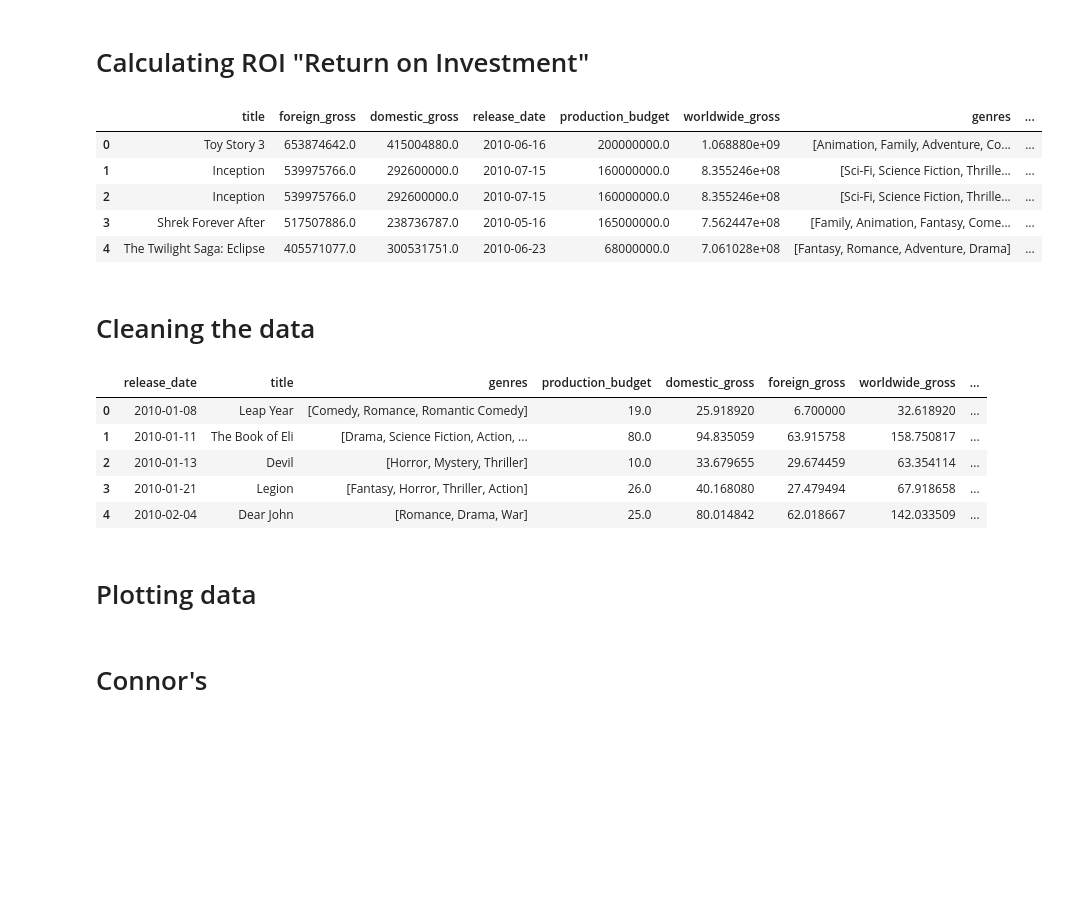
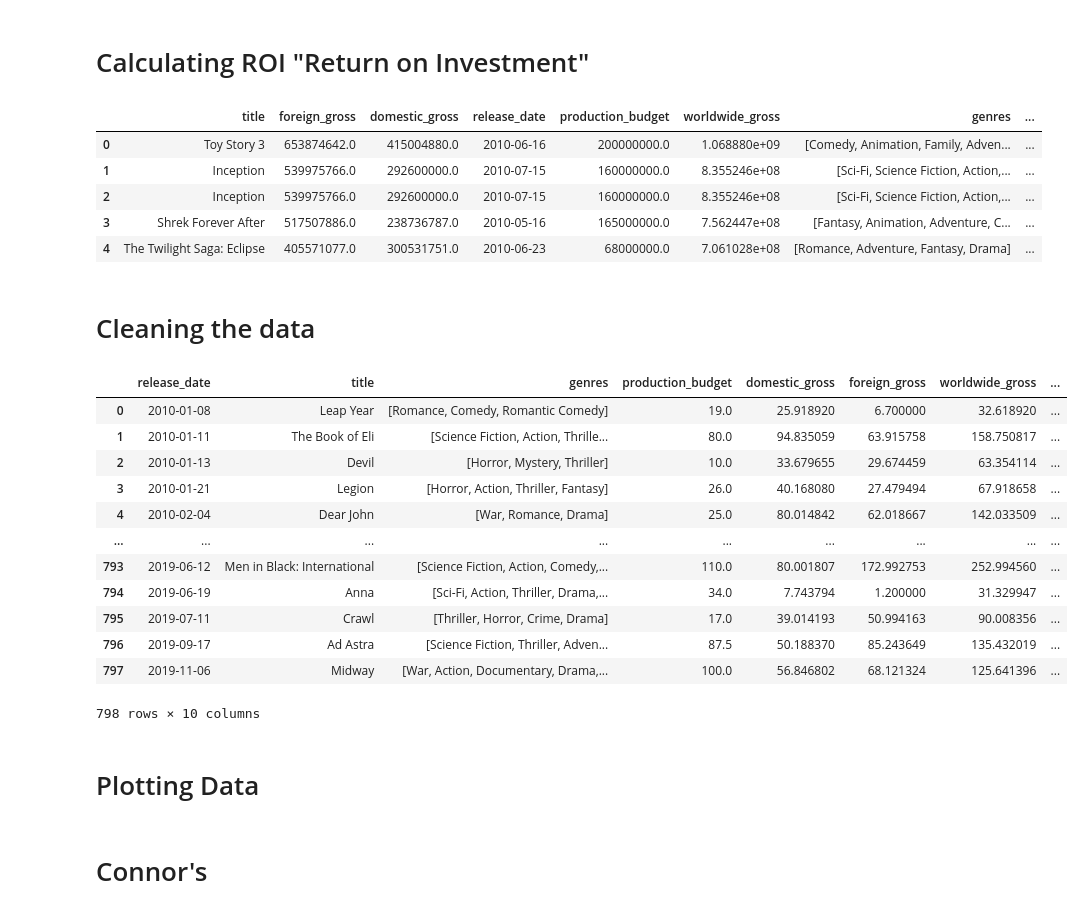
Before and after one commit to conlpate/dsc-mod-1-project-v2-1-onl01-dtsc-pt-052620, a Jupyter notebook: FINAL_MERGED.ipynb, the cells around one changed output. Drawn from its saved outputs; the diff is of its cells as text; code cells hidden in the pictures; blank space fills up the shorter version.

```diff
--- a/FINAL_MERGED.ipynb
+++ b/FINAL_MERGED.ipynb
@@ -310,7 +310,8 @@ dict(resp.json())
 # Defining Function to Arrange Data into Dictionary for Given Movie
 
 def API_request(movie):
-    resp = requests.get('https://api.themoviedb.org/3/movie/' + str(movie) + '?api_key=' + str(API_key))
+    resp = requests.get('https://api.themoviedb.org/3/movie/' + str(movie)
+                        + '?api_key=' + str(API_key))
     if resp.status_code == requests.codes.ok:
         temp = dict(resp.json())
         movie = {}
@@ -525,11 +526,11 @@ merged_df4['roi'] = roi(merged_df4['worldwide_gross'],
 merged_df4.head()
 # %% [output]
 |  | title | foreign_gross | domestic_gross | release_date | production_budget | worldwide_gross | genres | ... |
-| 0 | Toy Story 3 | 653874642.0 | 415004880.0 | 2010-06-16 | 200000000.0 | 1.068880e+09 | [Animation, Family, Adventure, Co... | ... |
-| 1 | Inception | 539975766.0 | 292600000.0 | 2010-07-15 | 160000000.0 | 8.355246e+08 | [Sci-Fi, Science Fiction, Thrille... | ... |
-| 2 | Inception | 539975766.0 | 292600000.0 | 2010-07-15 | 160000000.0 | 8.355246e+08 | [Sci-Fi, Science Fiction, Thrille... | ... |
-| 3 | Shrek Forever After | 517507886.0 | 238736787.0 | 2010-05-16 | 165000000.0 | 7.562447e+08 | [Family, Animation, Fantasy, Come... | ... |
-| 4 | The Twilight Saga: Eclipse | 405571077.0 | 300531751.0 | 2010-06-23 | 68000000.0 | 7.061028e+08 | [Fantasy, Romance, Adventure, Drama] | ... |
+| 0 | Toy Story 3 | 653874642.0 | 415004880.0 | 2010-06-16 | 200000000.0 | 1.068880e+09 | [Comedy, Animation, Family, Adven... | ... |
+| 1 | Inception | 539975766.0 | 292600000.0 | 2010-07-15 | 160000000.0 | 8.355246e+08 | [Sci-Fi, Science Fiction, Action,... | ... |
+| 2 | Inception | 539975766.0 | 292600000.0 | 2010-07-15 | 160000000.0 | 8.355246e+08 | [Sci-Fi, Science Fiction, Action,... | ... |
+| 3 | Shrek Forever After | 517507886.0 | 238736787.0 | 2010-05-16 | 165000000.0 | 7.562447e+08 | [Fantasy, Animation, Adventure, C... | ... |
+| 4 | The Twilight Saga: Eclipse | 405571077.0 | 300531751.0 | 2010-06-23 | 68000000.0 | 7.061028e+08 | [Romance, Adventure, Fantasy, Drama] | ... |
 # %% [markdown]
 # Cleaning the data
 # %%
@@ -537,40 +538,47 @@ merged_df4.head()
 final_df = merged_df4.dropna()
 final_df = final_df[(final_df != 0).all(1)]
 final_df = final_df[(final_df['genres'] != 'None')]
 
 # Removing Movies Released Before 2010
 final_df.drop(final_df[final_df['release_date'] < '2010-01-01'].index,
               inplace=True)
 
 # Removing Duplicates
 final_df = final_df.drop_duplicates(subset=['title'])
 
 # Restructuring DataFrame
 columnsorder = ['release_date', 'title', 'genres', 'production_budget',
                 'domestic_gross', 'foreign_gross', 'worldwide_gross', 'roi']
 final_df = final_df.reindex(columns=columnsorder)
 final_df = final_df.sort_values('release_date', ignore_index=True)
 
 # Adding 'Year' column to better show trends over time.
 final_df['year'] = final_df['release_date'].dt.year
 
 # Adding 'genre_count' for plots
 final_df['genres_count'] = [len(genres) for genres in final_df['genres']]
 
-# Dividing the currency columns by $1M
+# Dividing the Currency columns by $1M
 columns = ['production_budget','domestic_gross','foreign_gross',
            'worldwide_gross']
 for i in range(len(columns)):
     final_df[columns[i]] = final_df[columns[i]] / 1000000
 
-final_df.head()
+final_df
 # %% [output]
 |  | release_date | title | genres | production_budget | domestic_gross | foreign_gross | worldwide_gross | ... |
-| 0 | 2010-01-08 | Leap Year | [Comedy, Romance, Romantic Comedy] | 19.0 | 25.918920 | 6.700000 | 32.618920 | ... |
-| 1 | 2010-01-11 | The Book of Eli | [Drama, Science Fiction, Action, ... | 80.0 | 94.835059 | 63.915758 | 158.750817 | ... |
+| 0 | 2010-01-08 | Leap Year | [Romance, Comedy, Romantic Comedy] | 19.0 | 25.918920 | 6.700000 | 32.618920 | ... |
+| 1 | 2010-01-11 | The Book of Eli | [Science Fiction, Action, Thrille... | 80.0 | 94.835059 | 63.915758 | 158.750817 | ... |
 | 2 | 2010-01-13 | Devil | [Horror, Mystery, Thriller] | 10.0 | 33.679655 | 29.674459 | 63.354114 | ... |
-| 3 | 2010-01-21 | Legion | [Fantasy, Horror, Thriller, Action] | 26.0 | 40.168080 | 27.479494 | 67.918658 | ... |
-| 4 | 2010-02-04 | Dear John | [Romance, Drama, War] | 25.0 | 80.014842 | 62.018667 | 142.033509 | ... |
+| 3 | 2010-01-21 | Legion | [Horror, Action, Thriller, Fantasy] | 26.0 | 40.168080 | 27.479494 | 67.918658 | ... |
+| 4 | 2010-02-04 | Dear John | [War, Romance, Drama] | 25.0 | 80.014842 | 62.018667 | 142.033509 | ... |
+| ... | ... | ... | ... | ... | ... | ... | ... | ... |
+| 793 | 2019-06-12 | Men in Black: International | [Science Fiction, Action, Comedy,... | 110.0 | 80.001807 | 172.992753 | 252.994560 | ... |
+| 794 | 2019-06-19 | Anna | [Sci-Fi, Action, Thriller, Drama,... | 34.0 | 7.743794 | 1.200000 | 31.329947 | ... |
+| 795 | 2019-07-11 | Crawl | [Thriller, Horror, Crime, Drama] | 17.0 | 39.014193 | 50.994163 | 90.008356 | ... |
+| 796 | 2019-09-17 | Ad Astra | [Science Fiction, Thriller, Adven... | 87.5 | 50.188370 | 85.243649 | 135.432019 | ... |
+| 797 | 2019-11-06 | Midway | [War, Action, Documentary, Drama,... | 100.0 | 56.846802 | 68.121324 | 125.641396 | ... |
+798 rows × 10 columns
 # %%
 # Defining a Function to Remove Outliers based on Target Columns
 
@@ -587,7 +595,7 @@ def iqr_data_filter(df, columns, ticker_width):
 
     return df
 # %% [markdown]
-# Plotting data
+# Plotting Data
 # %% [markdown]
 # Connor's
 # %%
```
Also changed, not shown: parts of 19 cells of this notebook, 1 other file.
